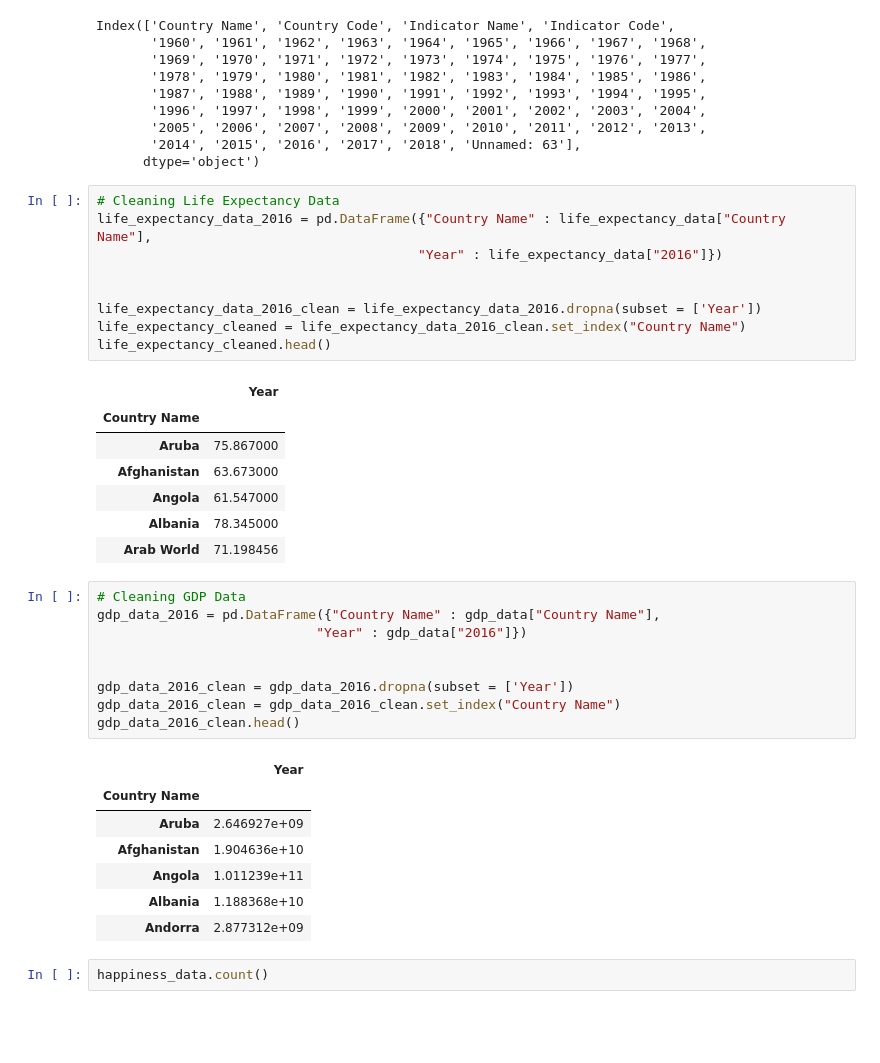
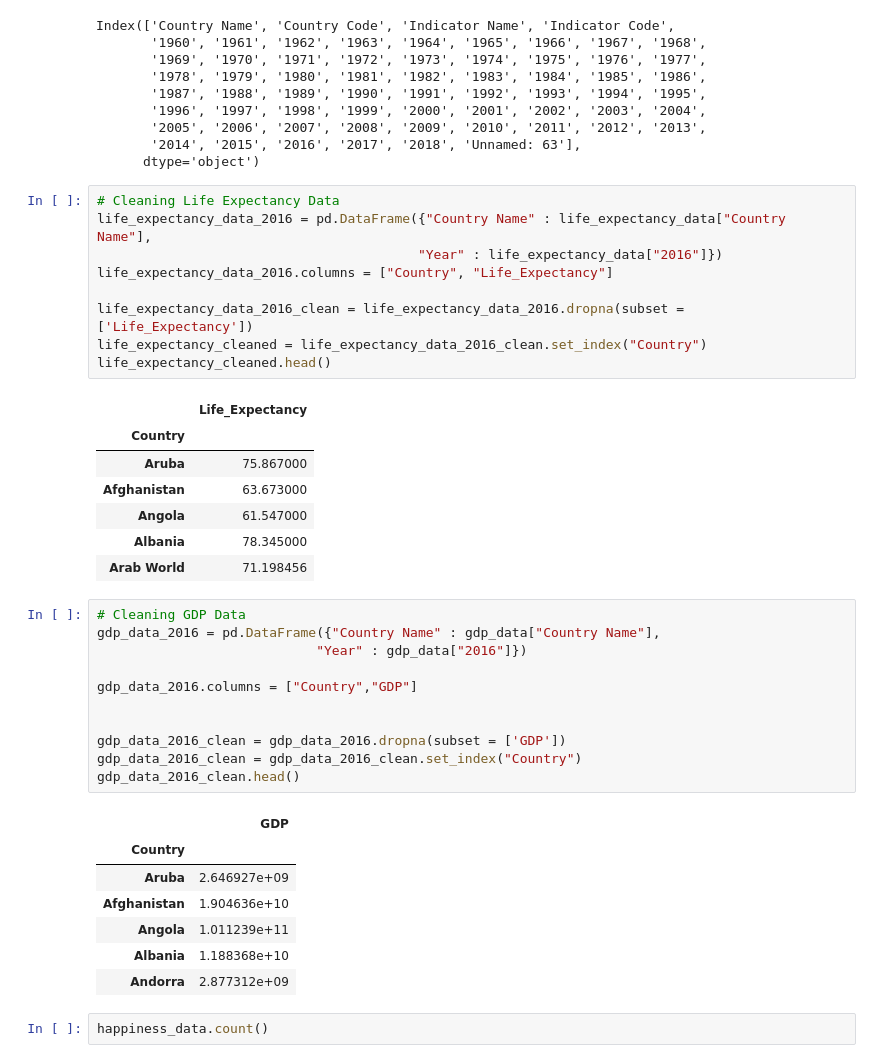
Before and after one commit to abigailmetzger/abigail_brennan_club, a Jupyter notebook: obesity_vs_happiness.ipynb, the cells around one changed output. Cells and saved outputs as stored; diff of their text form; blank space fills up the shorter version.

```diff
--- a/obesity_vs_happiness.ipynb
+++ b/obesity_vs_happiness.ipynb
@@ -90,15 +90,15 @@ Index(['Country Name', 'Country Code', 'Indicator Name', 'Indicator Code',
 # %%
 # Cleaning Life Expectancy Data
 life_expectancy_data_2016 = pd.DataFrame({"Country Name" : life_expectancy_data["Country Name"],
                                          "Year" : life_expectancy_data["2016"]})
+life_expectancy_data_2016.columns = ["Country", "Life_Expectancy"]
 
-
-life_expectancy_data_2016_clean = life_expectancy_data_2016.dropna(subset = ['Year'])
-life_expectancy_cleaned = life_expectancy_data_2016_clean.set_index("Country Name")
+life_expectancy_data_2016_clean = life_expectancy_data_2016.dropna(subset = ['Life_Expectancy'])
+life_expectancy_cleaned = life_expectancy_data_2016_clean.set_index("Country")
 life_expectancy_cleaned.head()
 # %% [output]
-|  | Year |
-| Country Name |  |
+|  | Life_Expectancy |
+| Country |  |
 | Aruba | 75.867000 |
 | Afghanistan | 63.673000 |
 | Angola | 61.547000 |
@@ -109,13 +109,15 @@ life_expectancy_cleaned.head()
 gdp_data_2016 = pd.DataFrame({"Country Name" : gdp_data["Country Name"],
                             "Year" : gdp_data["2016"]})
 
+gdp_data_2016.columns = ["Country","GDP"]
 
-gdp_data_2016_clean = gdp_data_2016.dropna(subset = ['Year'])
-gdp_data_2016_clean = gdp_data_2016_clean.set_index("Country Name")
+
+gdp_data_2016_clean = gdp_data_2016.dropna(subset = ['GDP'])
+gdp_data_2016_clean = gdp_data_2016_clean.set_index("Country")
 gdp_data_2016_clean.head()
 # %% [output]
-|  | Year |
-| Country Name |  |
+|  | GDP |
+| Country |  |
 | Aruba | 2.646927e+09 |
 | Afghanistan | 1.904636e+10 |
 | Angola | 1.011239e+11 |
```
Also changed, not shown: parts of 16 cells of this notebook.
